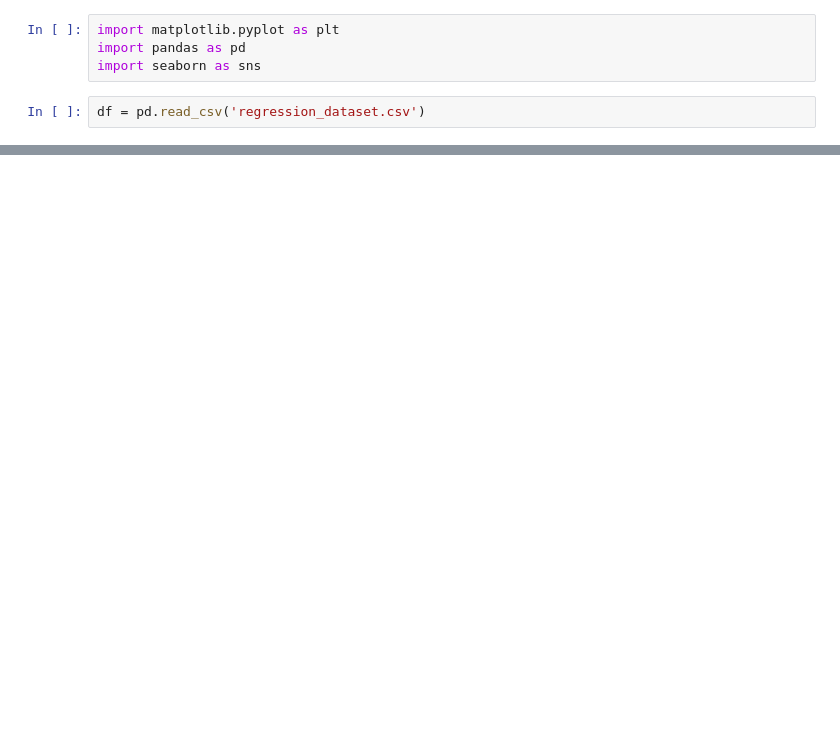
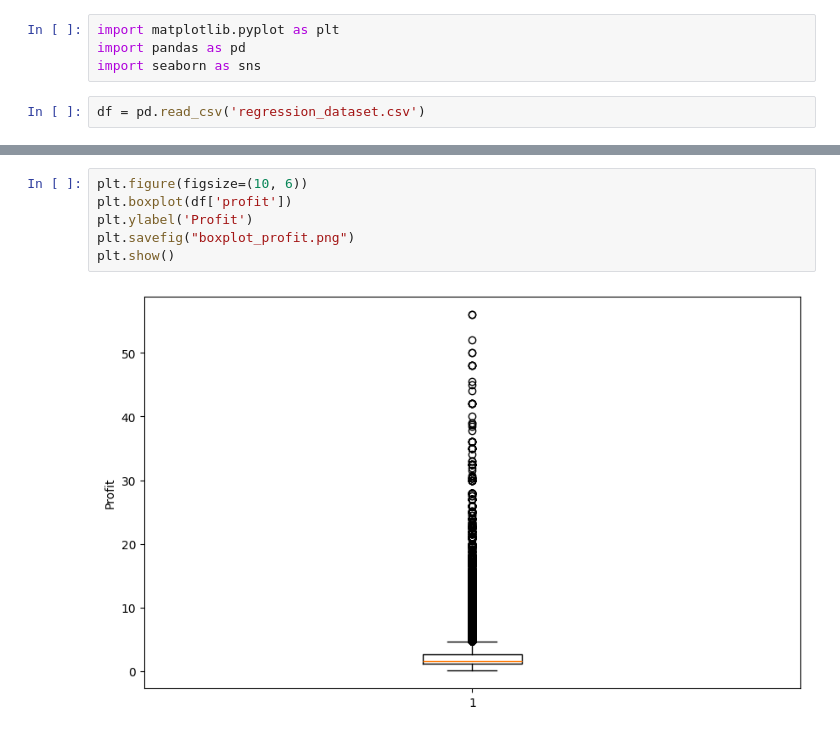
Before and after one commit to mauriciobenjamin700/8-periodo, a Jupyter notebook: sistemas-inteligentes/class/2024-10-23/views.ipynb, the cells around one changed output, grey strips where cells are left out. Cells and saved outputs as stored; diff of their text form; blank space fills up the shorter version.

```diff
--- a/sistemas-inteligentes/class/2024-10-23/views.ipynb
+++ b/sistemas-inteligentes/class/2024-10-23/views.ipynb
@@ -74,0 +75,8 @@ plt.show()
+# %%
+plt.figure(figsize=(10, 6))
+plt.boxplot(df['profit'])
+plt.ylabel('Profit')
+plt.savefig("boxplot_profit.png")
+plt.show()
+# %% [output]
+[figure, added]
```
Also changed, not shown: parts of 5 cells of this notebook, 7 other files.
